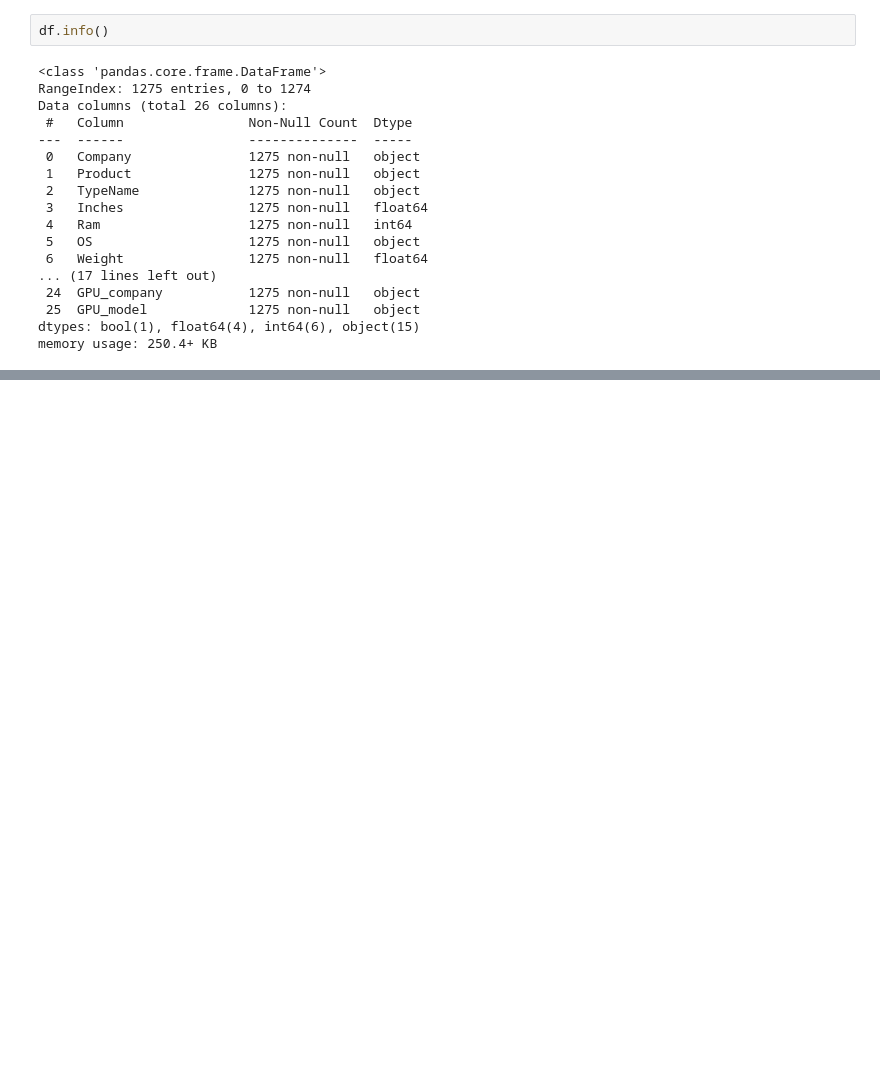
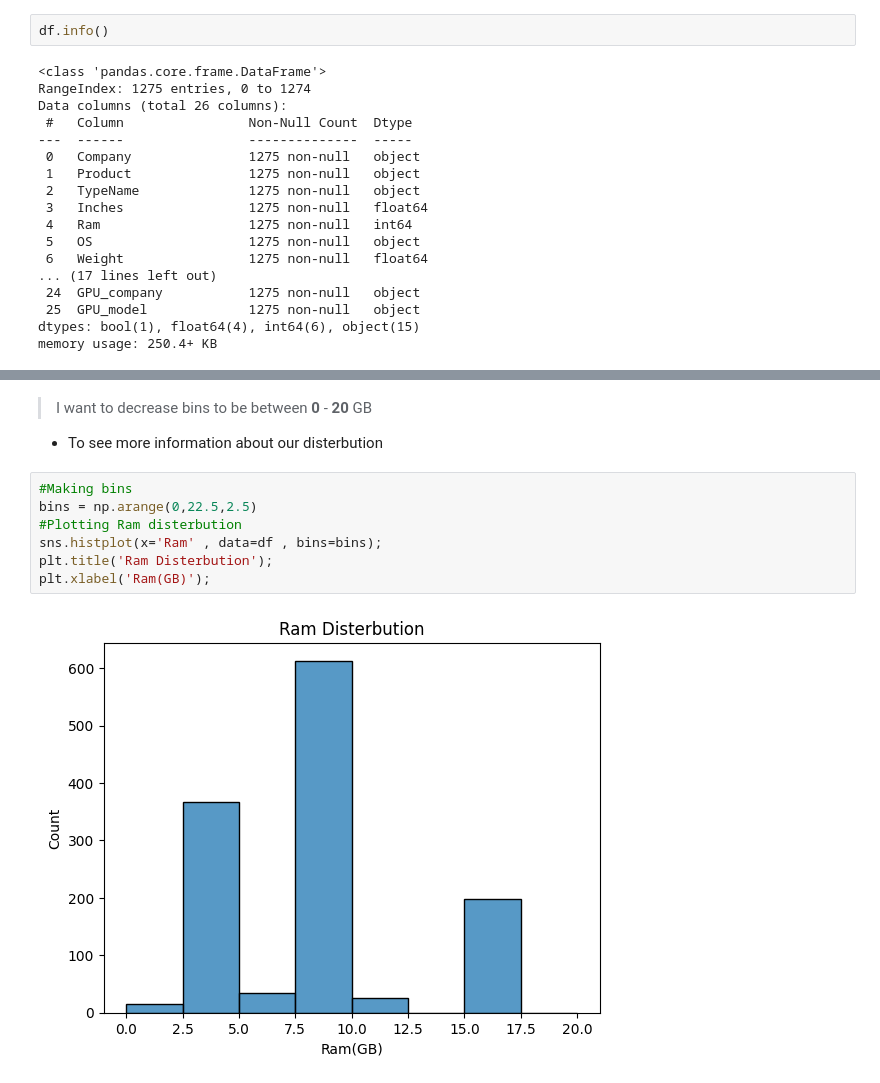
Before and after one commit to MinaGO1/Laptop-prices-dataset, a Jupyter notebook: Task I.ipynb, the cells around one changed output, grey strips where cells are left out. Cells and saved outputs as stored; diff of their text form; blank space fills up the shorter version.

```diff
--- a/Task I.ipynb
+++ b/Task I.ipynb
@@ -467,0 +475,12 @@ df.describe()
+# %% [markdown]
+> I want to decrease bins to be between **0** - **20** GB
+- To see more information about our disterbution
+# %%
+#Making bins
+bins = np.arange(0,22.5,2.5)
+#Plotting Ram disterbution
+sns.histplot(x='Ram' , data=df , bins=bins);
+plt.title('Ram Disterbution');
+plt.xlabel('Ram(GB)');
+# %% [output]
+[figure, added]
```
Also changed, not shown: parts of 27 cells of this notebook.
